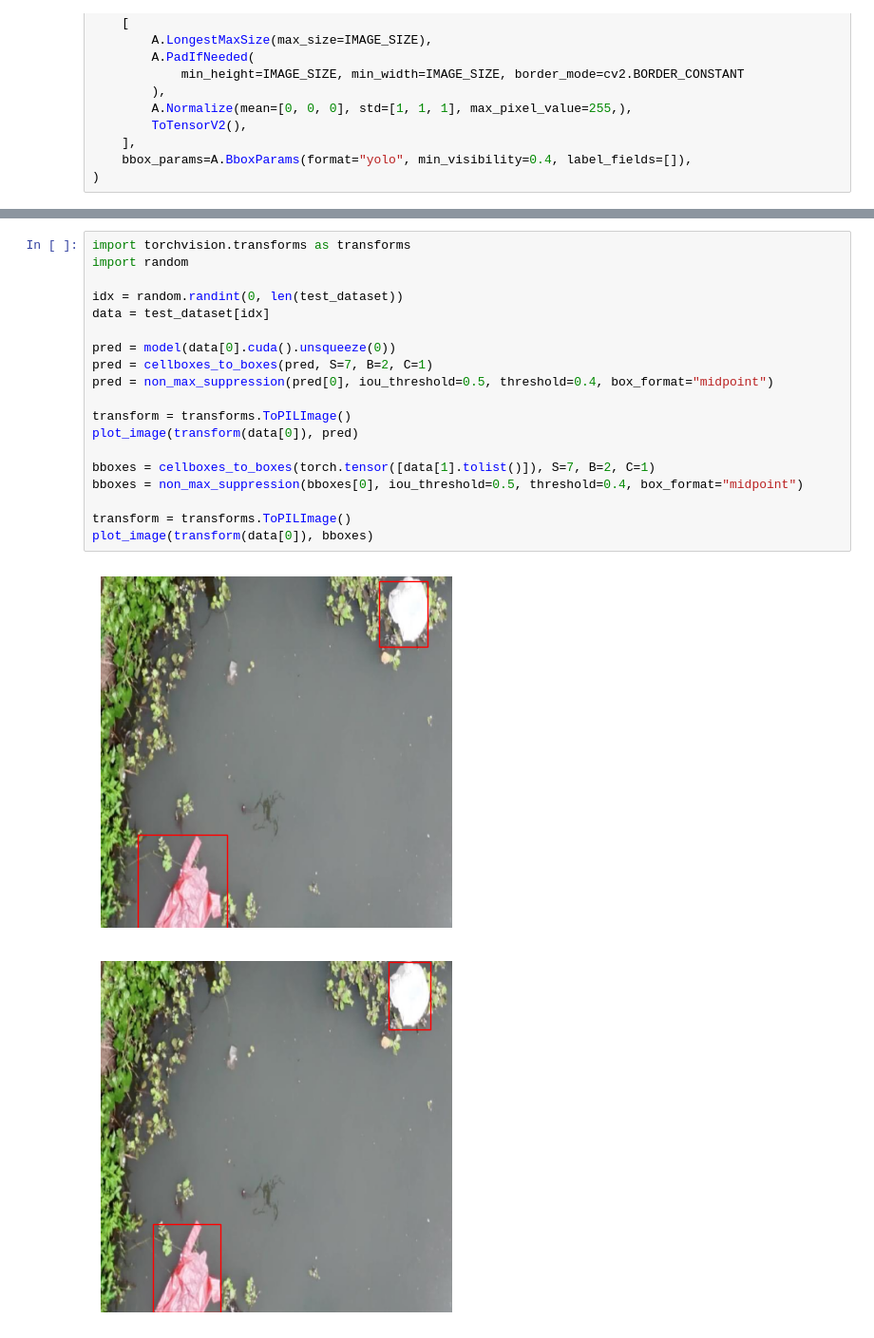
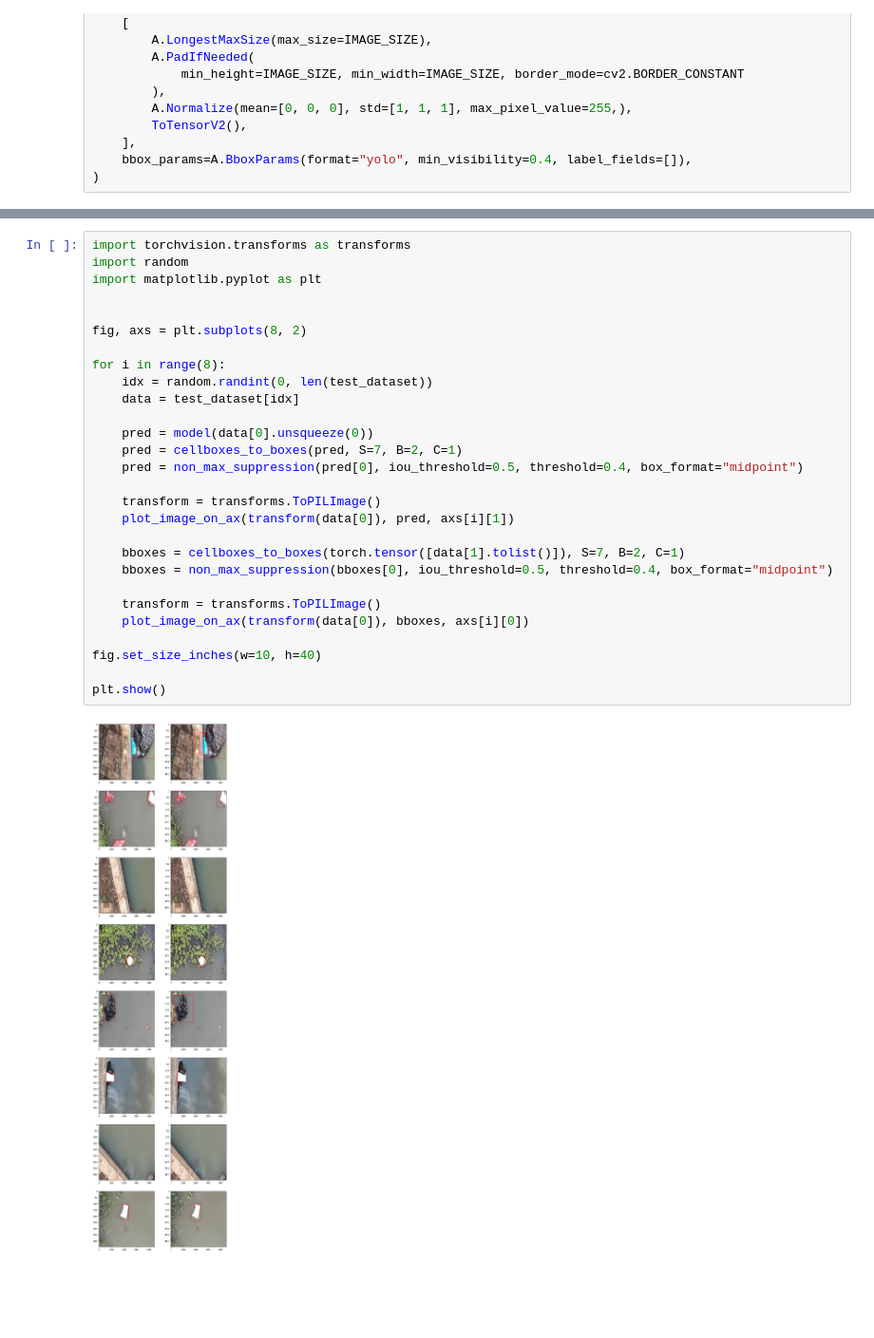
Before and after one commit to AncuL001/Skripsi-Fauzan_Azmi_Dwicahyo, a Jupyter notebook: yolov1_impl/_test_inference.ipynb, the cells around one changed output, grey strips where cells are left out. Shown at 95% size. Cells and saved outputs as stored; diff of their text form; blank space fills up the shorter version.

```diff
--- a/yolov1_impl/_test_inference.ipynb
+++ b/yolov1_impl/_test_inference.ipynb
@@ -90,22 +90,30 @@ index created!
 # %%
 import torchvision.transforms as transforms
 import random
+import matplotlib.pyplot as plt
 
-idx = random.randint(0, len(test_dataset))
-data = test_dataset[idx]
 
-pred = model(data[0].cuda().unsqueeze(0))
-pred = cellboxes_to_boxes(pred, S=7, B=2, C=1)
-pred = non_max_suppression(pred[0], iou_threshold=0.5, threshold=0.4, box_format="midpoint")
+fig, axs = plt.subplots(8, 2)
 
-transform = transforms.ToPILImage()
-plot_image(transform(data[0]), pred)
+for i in range(8):
+    idx = random.randint(0, len(test_dataset))
+    data = test_dataset[idx]
 
-bboxes = cellboxes_to_boxes(torch.tensor([data[1].tolist()]), S=7, B=2, C=1)
-bboxes = non_max_suppression(bboxes[0], iou_threshold=0.5, threshold=0.4, box_format="midpoint")
+    pred = model(data[0].unsqueeze(0))
+    pred = cellboxes_to_boxes(pred, S=7, B=2, C=1)
+    pred = non_max_suppression(pred[0], iou_threshold=0.5, threshold=0.4, box_format="midpoint")
 
-transform = transforms.ToPILImage()
-plot_image(transform(data[0]), bboxes)
+    transform = transforms.ToPILImage()
+    plot_image_on_ax(transform(data[0]), pred, axs[i][1])
+
+    bboxes = cellboxes_to_boxes(torch.tensor([data[1].tolist()]), S=7, B=2, C=1)
+    bboxes = non_max_suppression(bboxes[0], iou_threshold=0.5, threshold=0.4, box_format="midpoint")
+
+    transform = transforms.ToPILImage()
+    plot_image_on_ax(transform(data[0]), bboxes, axs[i][0])
+
+fig.set_size_inches(w=10, h=40)
+
+plt.show()
 # %% [output]
-[figure, old version]
+[figure, new version]
-[figure, removed]
```
Also changed, not shown: parts of 2 cells of this notebook, 14 other files.
